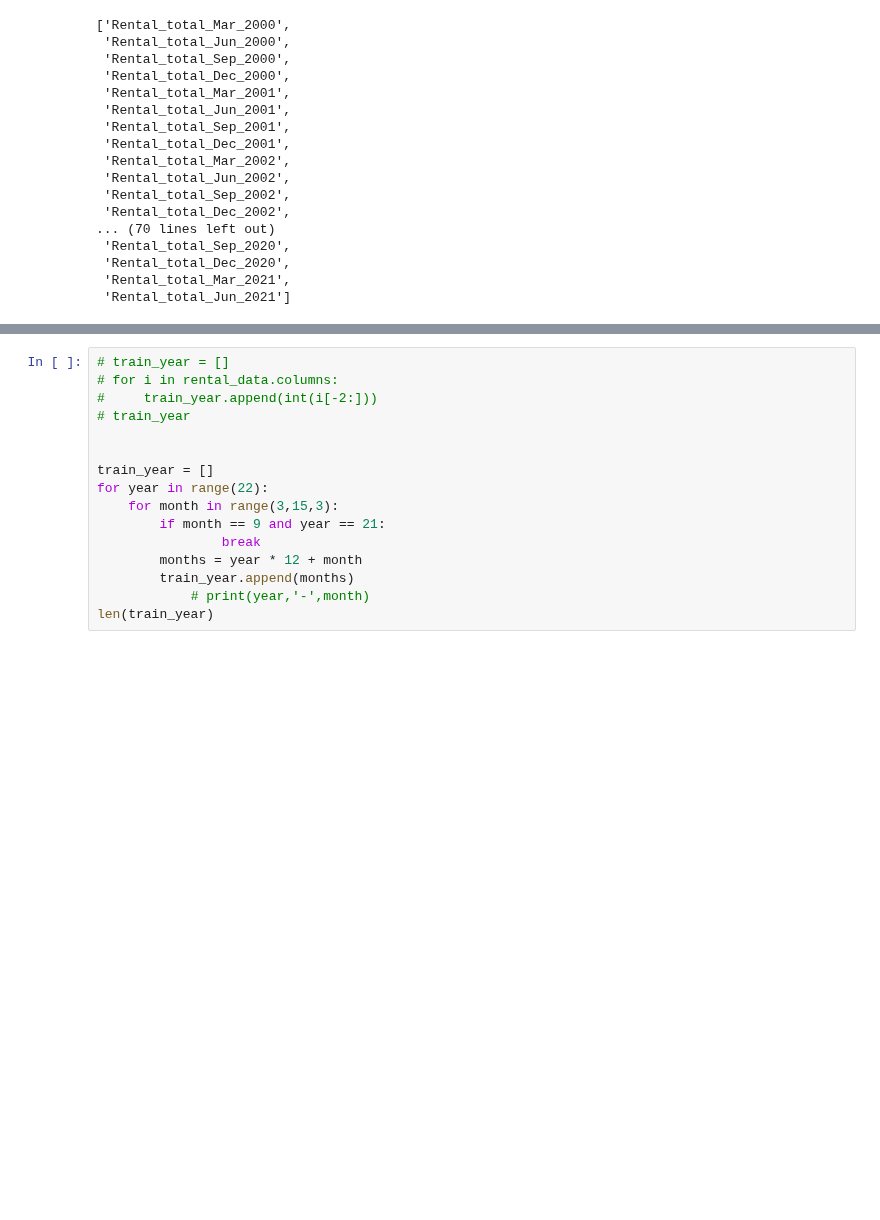
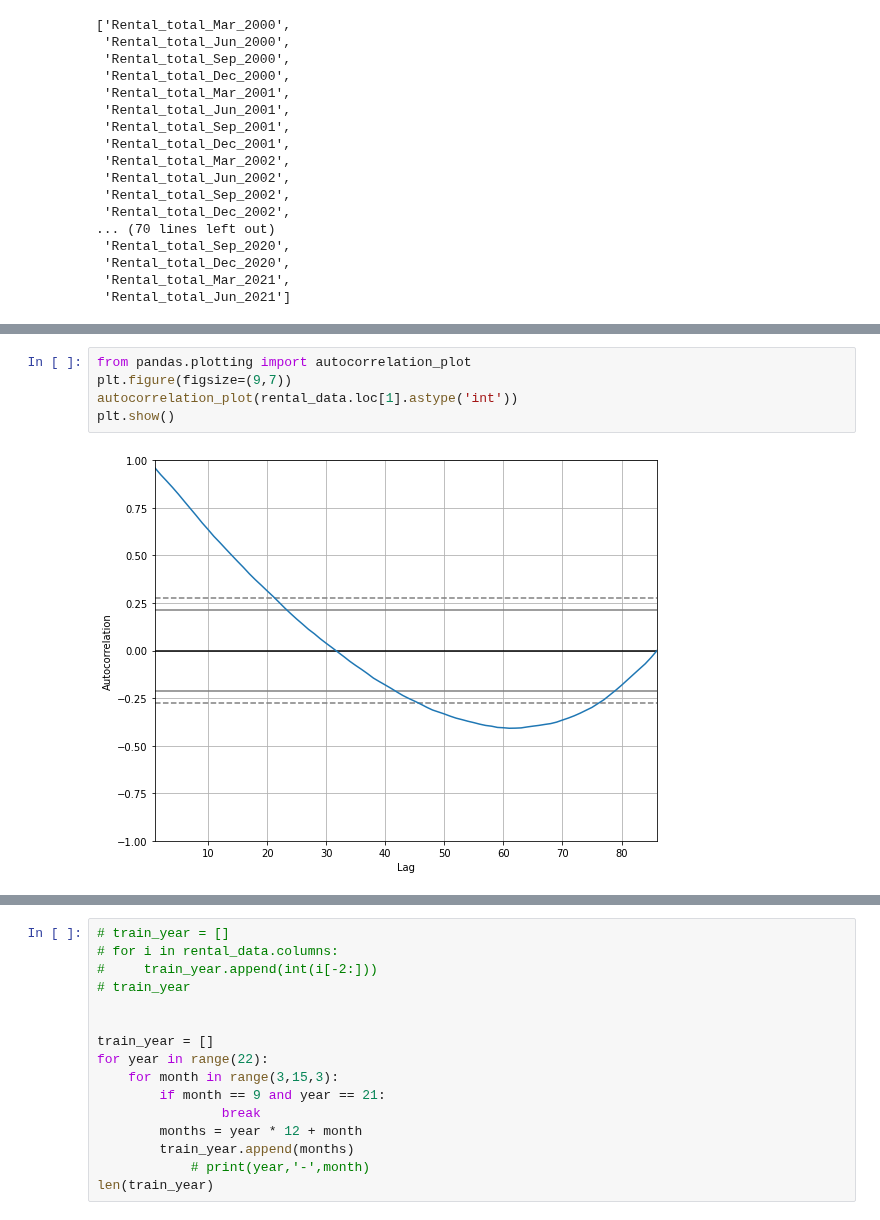
Before and after one commit to MAST30034-Applied-Data-Science/generic-real-estate-consulting-project-group-1-iron-data-man, a Jupyter notebook: notebooks/Modelling.ipynb, the cells around one changed output, grey strips where cells are left out. Cells and saved outputs as stored; diff of their text form; blank space fills up the shorter version.

```diff
--- a/notebooks/Modelling.ipynb
+++ b/notebooks/Modelling.ipynb
@@ -1000,0 +1008,7 @@ rental_data
+# %%
+from pandas.plotting import autocorrelation_plot
+plt.figure(figsize=(9,7))
+autocorrelation_plot(rental_data.loc[1].astype('int'))
+plt.show()
+# %% [output]
+[figure, added]
```
Also changed, not shown: parts of 15 cells of this notebook.
